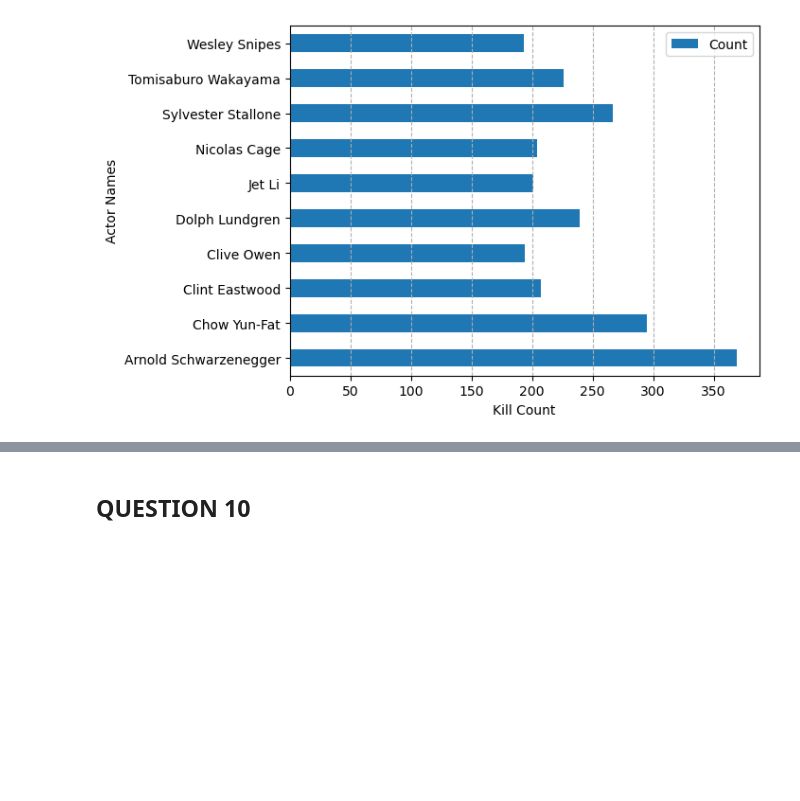
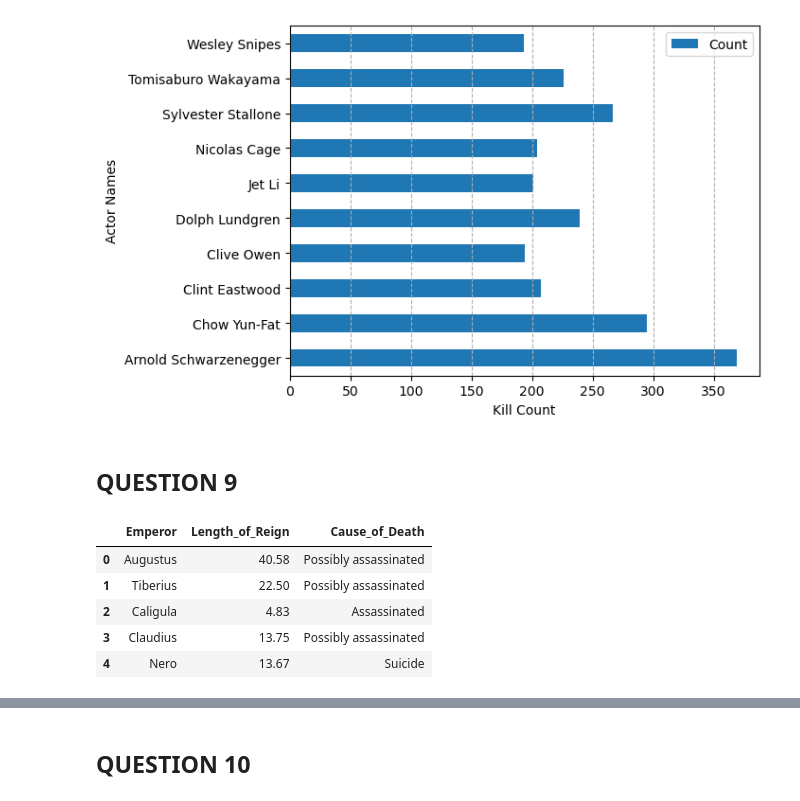
Before and after one commit to AbisolaOlakanmi/Abisola.Olakanmi.BDAT1004PS3, a Jupyter notebook: Abisola.Olakanmi.BDAT1004PS3.ipynb, the cells around one changed output, grey strips where cells are left out. Cells and saved outputs as stored; diff of their text form; code cells hidden in the pictures; blank space fills up the shorter version.

```diff
--- a/Abisola.Olakanmi.BDAT1004PS3.ipynb
+++ b/Abisola.Olakanmi.BDAT1004PS3.ipynb
@@ -1100,3 +1078,5 @@ plt.grid(axis='x', linestyle = '--')
 plt.show()
 # %% [output]
 [figure]
+# %% [markdown]
+## QUESTION 9
@@ -1102,0 +1089,14 @@ plt.show()
+# %%
+# The path to our CSV file
+file = "roman-emperor-reigns.csv"
+
+# Read our Crowdfunding data into pandas
+emperor_reigns = pd.read_csv(file)
+emperor_reigns.head()
+# %% [output]
+|  | Emperor | Length_of_Reign | Cause_of_Death |
+| 0 | Augustus | 40.58 | Possibly assassinated |
+| 1 | Tiberius | 22.50 | Possibly assassinated |
+| 2 | Caligula | 4.83 | Assassinated |
+| 3 | Claudius | 13.75 | Possibly assassinated |
+| 4 | Nero | 13.67 | Suicide |
```
Also changed, not shown: parts of 18 cells of this notebook.
